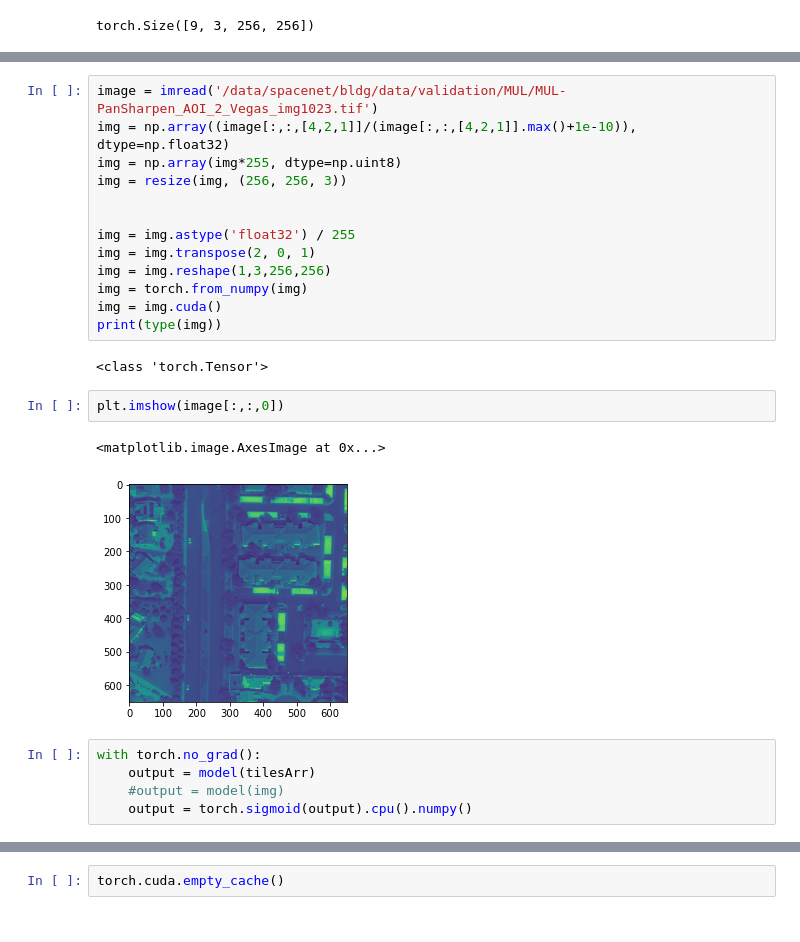
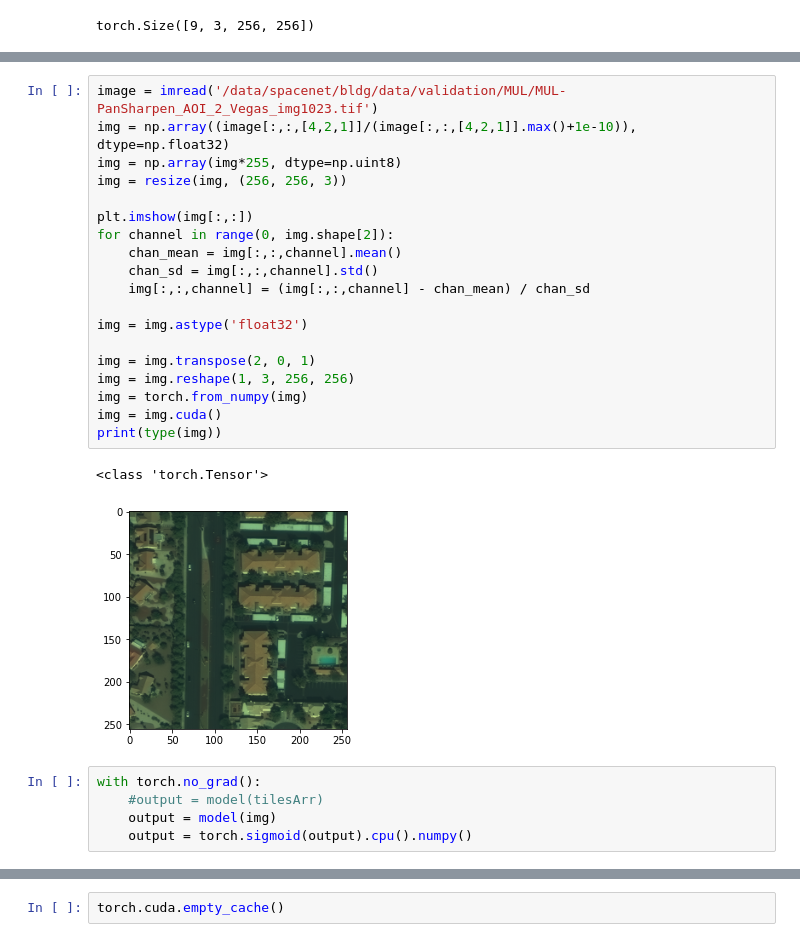
Before and after one commit to bryanjonas/pytorch-nested-unet, a Jupyter notebook: InferenceNotebook.ipynb, the cells around one changed output, grey strips where cells are left out. Saved outputs shown, nothing was run; the diff lists cells and outputs as text.

```diff
--- a/InferenceNotebook.ipynb
+++ b/InferenceNotebook.ipynb
@@ -95,27 +95,29 @@ plt.imshow(tilesArr[6,0,:,:].cpu())
 # %%
 image = imread('/data/spacenet/bldg/data/validation/MUL/MUL-PanSharpen_AOI_2_Vegas_img1023.tif')
 img = np.array((image[:,:,[4,2,1]]/(image[:,:,[4,2,1]].max()+1e-10)), dtype=np.float32)
 img = np.array(img*255, dtype=np.uint8)
 img = resize(img, (256, 256, 3))
 
+plt.imshow(img[:,:])
+for channel in range(0, img.shape[2]):
+    chan_mean = img[:,:,channel].mean()
+    chan_sd = img[:,:,channel].std()
+    img[:,:,channel] = (img[:,:,channel] - chan_mean) / chan_sd
 
-img = img.astype('float32') / 255
+img = img.astype('float32')
+
 img = img.transpose(2, 0, 1)
-img = img.reshape(1,3,256,256)
+img = img.reshape(1, 3, 256, 256)
 img = torch.from_numpy(img)
 img = img.cuda()
 print(type(img))
 # %% [output]
 <class 'torch.Tensor'>
+[figure, added]
-# %%
-plt.imshow(image[:,:,0])
-# %% [output]
-<matplotlib.image.AxesImage at 0x...>
-[figure, removed]
 # %%
 with torch.no_grad():
-    output = model(tilesArr)
-    #output = model(img)
+    #output = model(tilesArr)
+    output = model(img)
     output = torch.sigmoid(output).cpu().numpy()
 # %%
 output.shape
```
Also changed, not shown: parts of 5 cells of this notebook, 2 other files.
